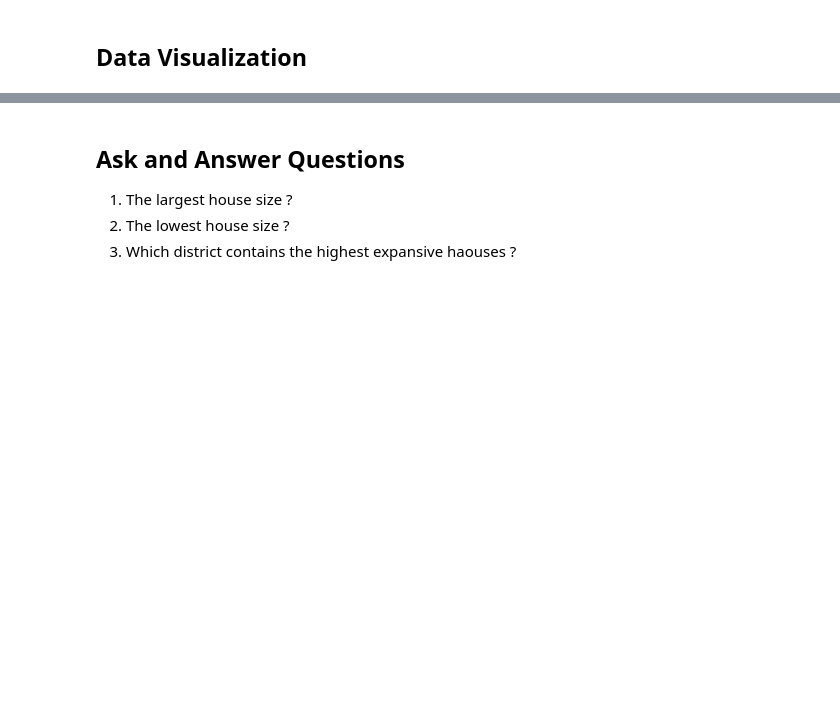
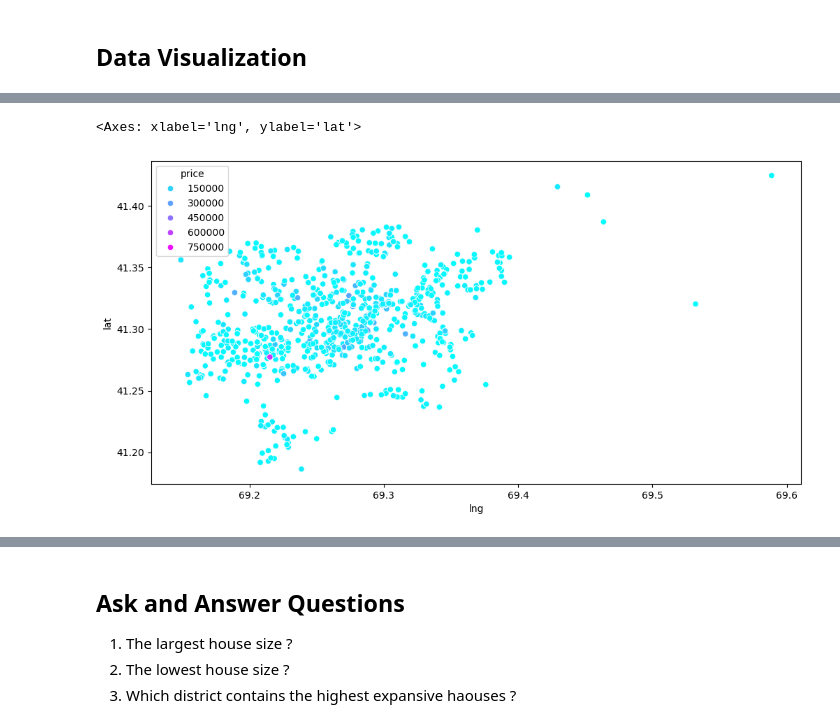
Before and after one commit to dadaxonEnigma/Exploratory-Data-Analysis, a Jupyter notebook: Prices in Tashkent/price houses.ipynb, the cells around one changed output, grey strips where cells are left out. Saved outputs shown, nothing was run; the diff lists cells and outputs as text; code cells hidden in the pictures; blank space fills up the shorter version.

```diff
--- a/Prices in Tashkent/price houses.ipynb
+++ b/Prices in Tashkent/price houses.ipynb
@@ -76,3 +107,9 @@ sns.histplot(price_of_houses)
+# %%
+plt.figure(figsize=(12,6))
+sns.scatterplot(data = df , x = 'lng', y='lat',hue= 'price',palette='cool')
+# %% [output]
+<Axes: xlabel='lng', ylabel='lat'>
+[figure, added]
 # %%
 import folium
 # %%
```
Also changed, not shown: parts of 3 cells of this notebook.
